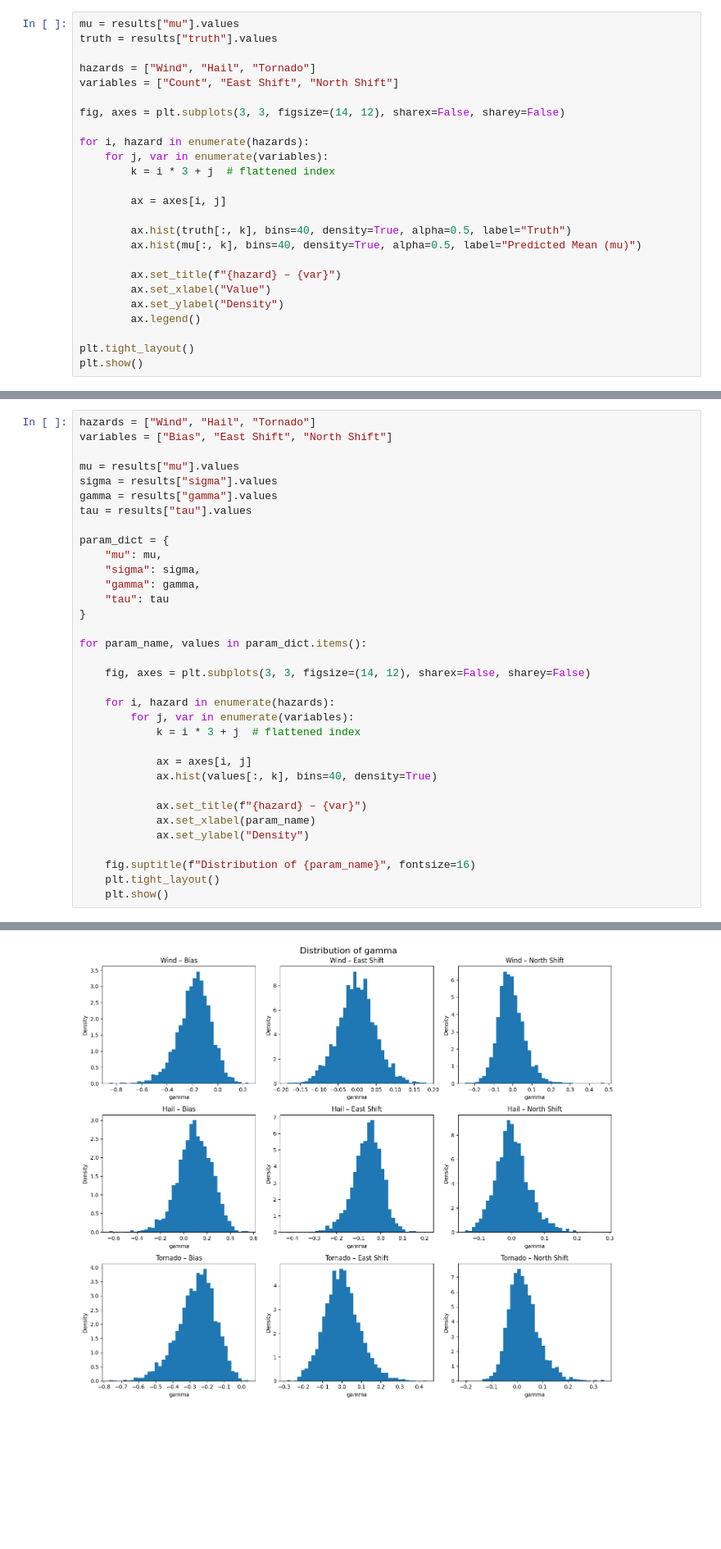
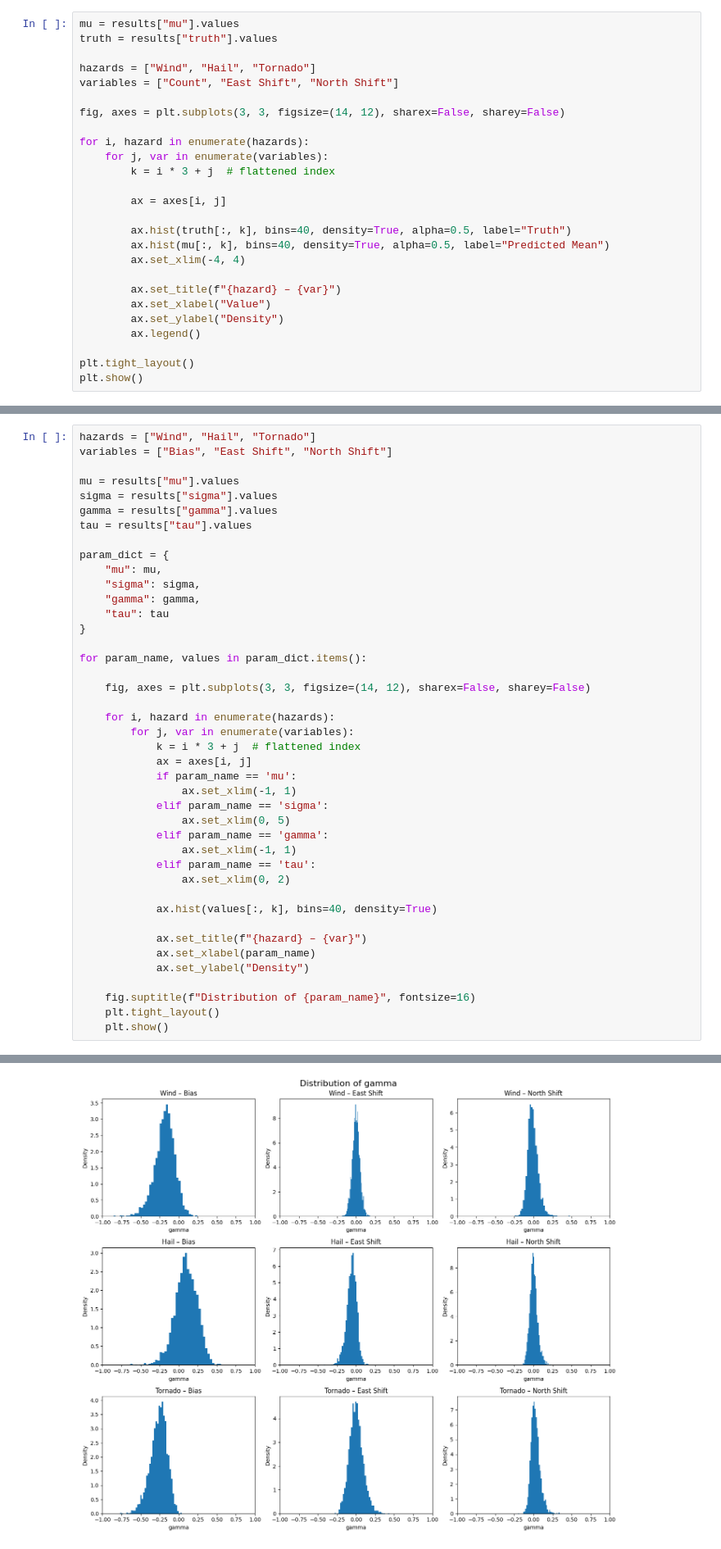
Before and after one commit to milesepstein13/convective_outlook_ml, a Jupyter notebook: distribution_analysis.ipynb, the cells around one changed output, grey strips where cells are left out. Shown at 82% size. Cells and saved outputs as stored; diff of their text form; blank space fills up the shorter version.

Commit message:
algined distribution analysis plots

```diff
--- a/distribution_analysis.ipynb
+++ b/distribution_analysis.ipynb
@@ -43,7 +28,8 @@ for i, hazard in enumerate(hazards):
         ax = axes[i, j]
 
         ax.hist(truth[:, k], bins=40, density=True, alpha=0.5, label="Truth")
-        ax.hist(mu[:, k], bins=40, density=True, alpha=0.5, label="Predicted Mean (mu)")
+        ax.hist(mu[:, k], bins=40, density=True, alpha=0.5, label="Predicted Mean")
+        ax.set_xlim(-4, 4)
 
         ax.set_title(f"{hazard} – {var}")
         ax.set_xlabel("Value")
@@ -77,8 +63,16 @@ for param_name, values in param_dict.items():
     for i, hazard in enumerate(hazards):
         for j, var in enumerate(variables):
             k = i * 3 + j  # flattened index
+            ax = axes[i, j]
+            if param_name == 'mu':
+                ax.set_xlim(-1, 1)
+            elif param_name == 'sigma':
+                ax.set_xlim(0, 5)
+            elif param_name == 'gamma':
+                ax.set_xlim(-1, 1)
+            elif param_name == 'tau':
+                ax.set_xlim(0, 2)
 
-            ax = axes[i, j]
             ax.hist(values[:, k], bins=40, density=True)
 
             ax.set_title(f"{hazard} – {var}")
@@ -94 +88 @@ for param_name, values in param_dict.items():
-[figure, old version]
+[figure, new version]
```
Also changed, not shown: parts of 4 cells of this notebook.
